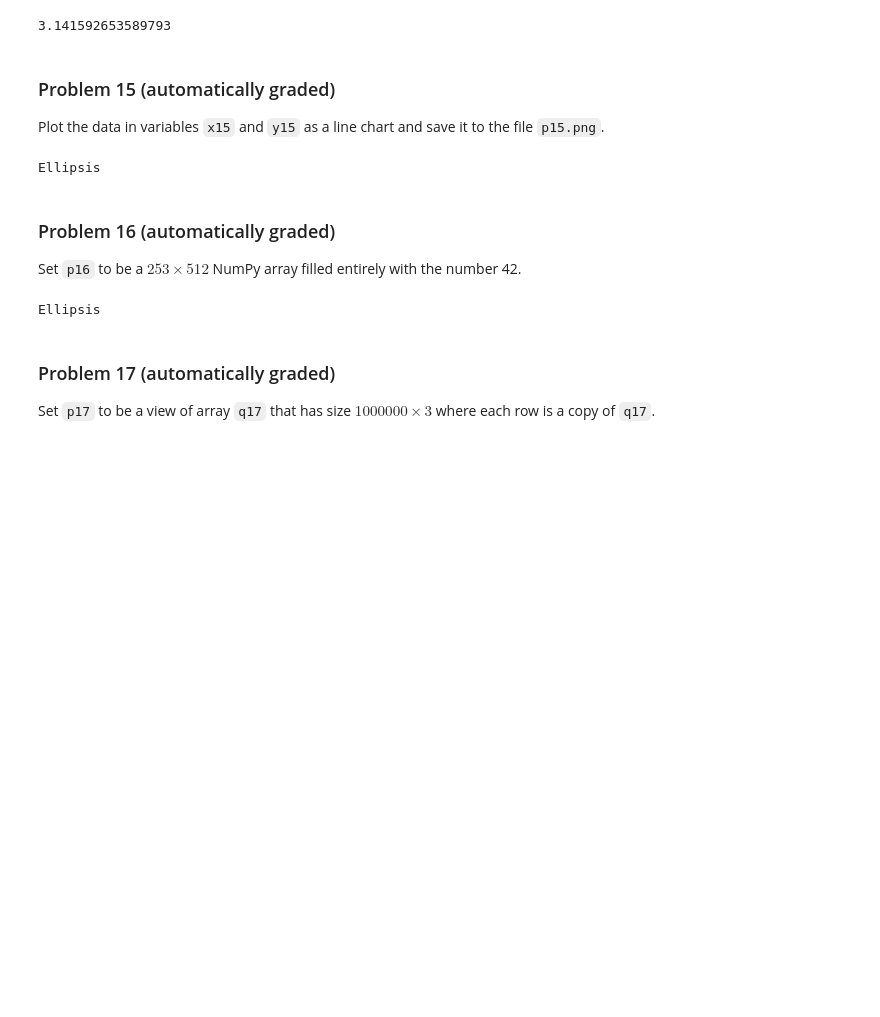
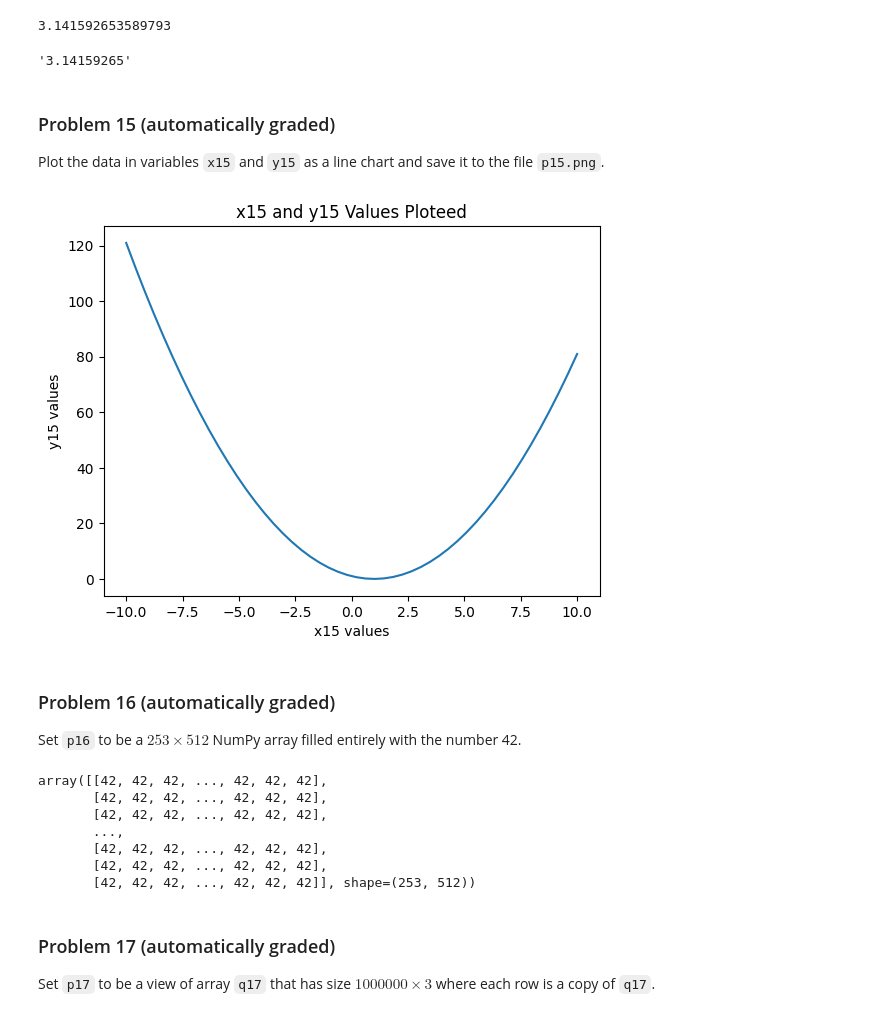
Before and after one commit to Haleymussary00/dx602-homework-10, a Jupyter notebook: homework.ipynb, the cells around one changed output. Saved outputs shown, nothing was run; the diff lists cells and outputs as text; code cells hidden in the pictures; blank space fills up the shorter version.

```diff
--- a/homework.ipynb
+++ b/homework.ipynb
@@ -313,7 +313,10 @@ q14
 # %%
 # YOUR CHANGES HERE
 
-p14 = ...
+p14 = str(q14)[:10]
+p14
+# %% [output]
+'3.14159265'
 # %% [markdown]
 ### Problem 15 (automatically graded)
 
@@ -323,12 +326,17 @@ Plot the data in variables `x15` and `y15` as a line chart and save it to the fi
 
 x15 = np.linspace(-10, 10)
 y15 = x15 ** 2 - 2 * x15 + 1
-# %%
-# YOUR CHANGES HERE
-
-...
-# %% [output]
-Ellipsis
+# %%
+# YOUR CHANGES HERE
+
+plt.plot(x15,y15)
+plt.xlabel("x15 values")
+plt.ylabel("y15 values")
+plt.title("x15 and y15 Values Ploteed")
+
+plt.savefig("p15.png")
+# %% [output]
+[figure, added]
 # %% [markdown]
 ### Problem 16 (automatically graded)
 
@@ -336,9 +344,16 @@ Set `p16` to be a $253 \times 512$ NumPy array filled entirely with the number 4
 # %%
 # YOUR CHANGES HERE
 
-...
+p16 = np.full((253,512),42)
+p16
 # %% [output]
-Ellipsis
+array([[42, 42, 42, ..., 42, 42, 42],
+       [42, 42, 42, ..., 42, 42, 42],
+       [42, 42, 42, ..., 42, 42, 42],
+       ...,
+       [42, 42, 42, ..., 42, 42, 42],
+       [42, 42, 42, ..., 42, 42, 42],
+       [42, 42, 42, ..., 42, 42, 42]], shape=(253, 512))
 # %% [markdown]
 ### Problem 17 (automatically graded)
 
```
Also changed, not shown: 1 other file.
